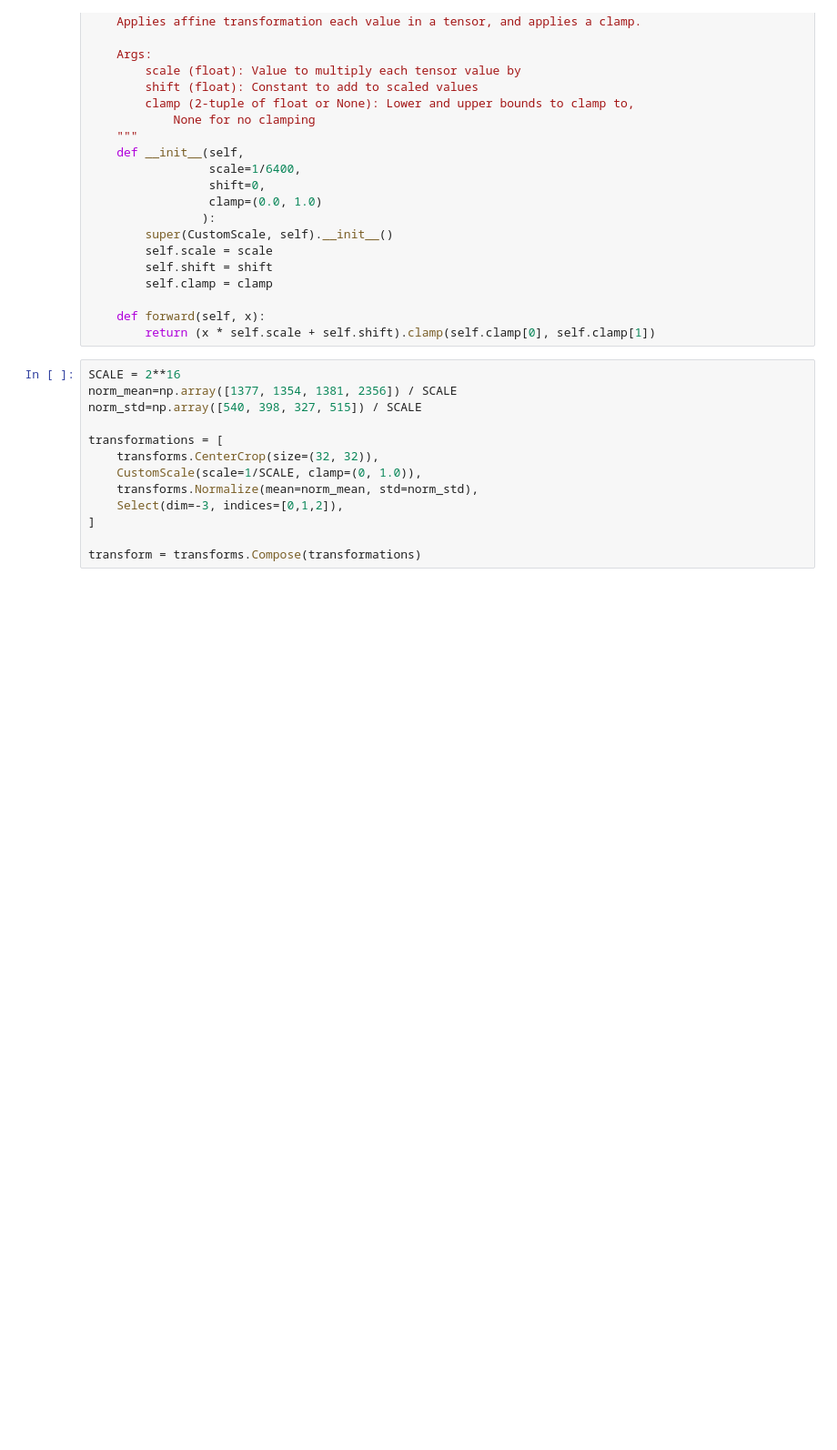
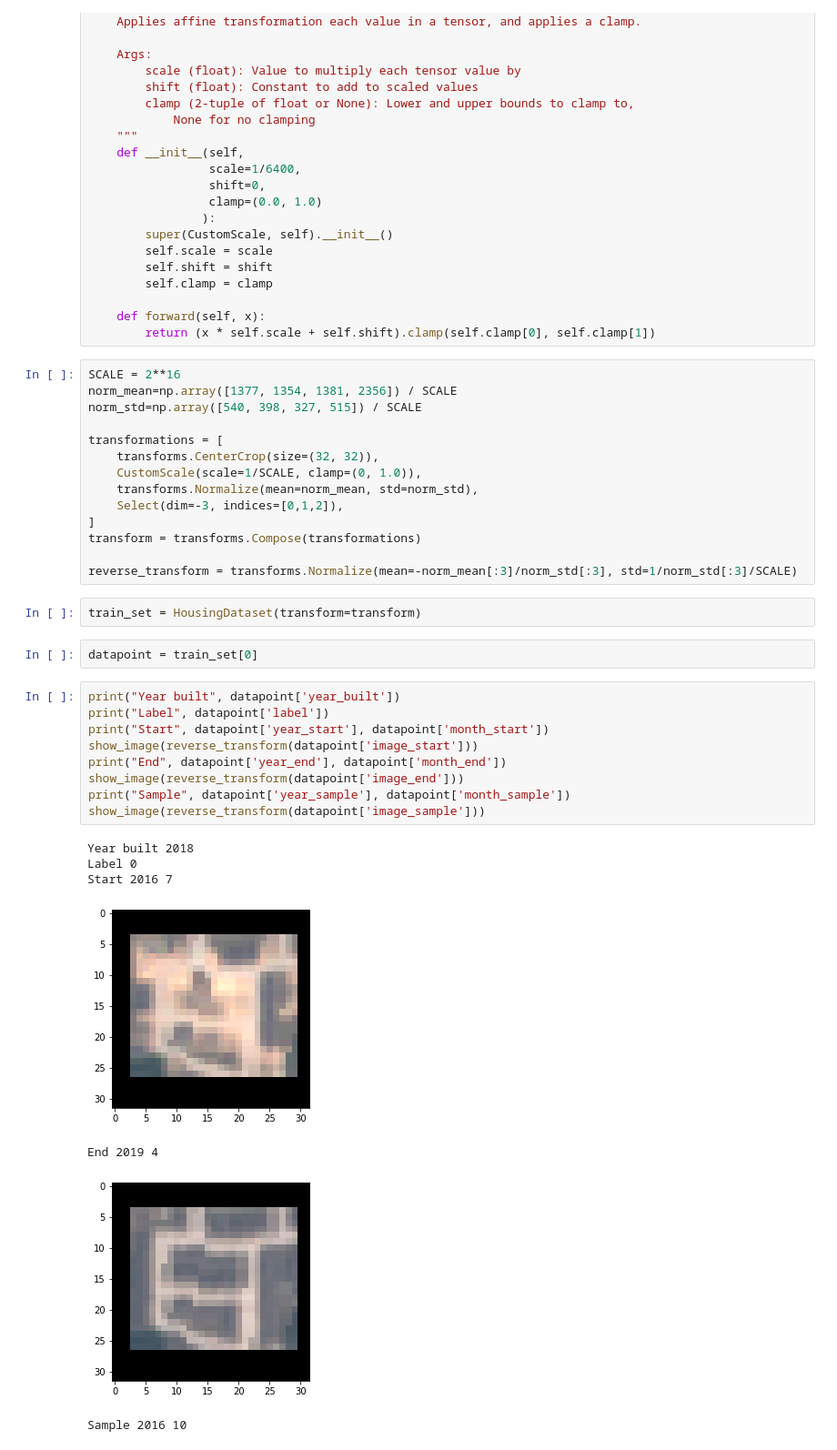
Before and after one commit to patrickliu2011/event_pred, a Jupyter notebook: data.ipynb, the cells around one changed output. Shown at 91% size. Drawn from its saved outputs; the diff is of its cells as text; blank space fills up the shorter version.

Commit message:
Add initial training setup

```diff
--- a/data.ipynb
+++ b/data.ipynb
@@ -115,5 +287,27 @@ transformations = [
     transforms.Normalize(mean=norm_mean, std=norm_std),
     Select(dim=-3, indices=[0,1,2]),
 ]
+transform = transforms.Compose(transformations)
 
-transform = transforms.Compose(transformations)
+reverse_transform = transforms.Normalize(mean=-norm_mean[:3]/norm_std[:3], std=1/norm_std[:3]/SCALE)
+# %%
+train_set = HousingDataset(transform=transform)
+# %%
+datapoint = train_set[0]
+# %%
+print("Year built", datapoint['year_built'])
+print("Label", datapoint['label'])
+print("Start", datapoint['year_start'], datapoint['month_start'])
+show_image(reverse_transform(datapoint['image_start']))
+print("End", datapoint['year_end'], datapoint['month_end'])
+show_image(reverse_transform(datapoint['image_end']))
+print("Sample", datapoint['year_sample'], datapoint['month_sample'])
+show_image(reverse_transform(datapoint['image_sample']))
+# %% [output]
+Year built 2018
+Label 0
+Start 2016 7
+[figure, added]
+End 2019 4
+[figure, added]
+Sample 2016 10
```
Also changed, not shown: parts of 16 cells of this notebook, 5 other files.
